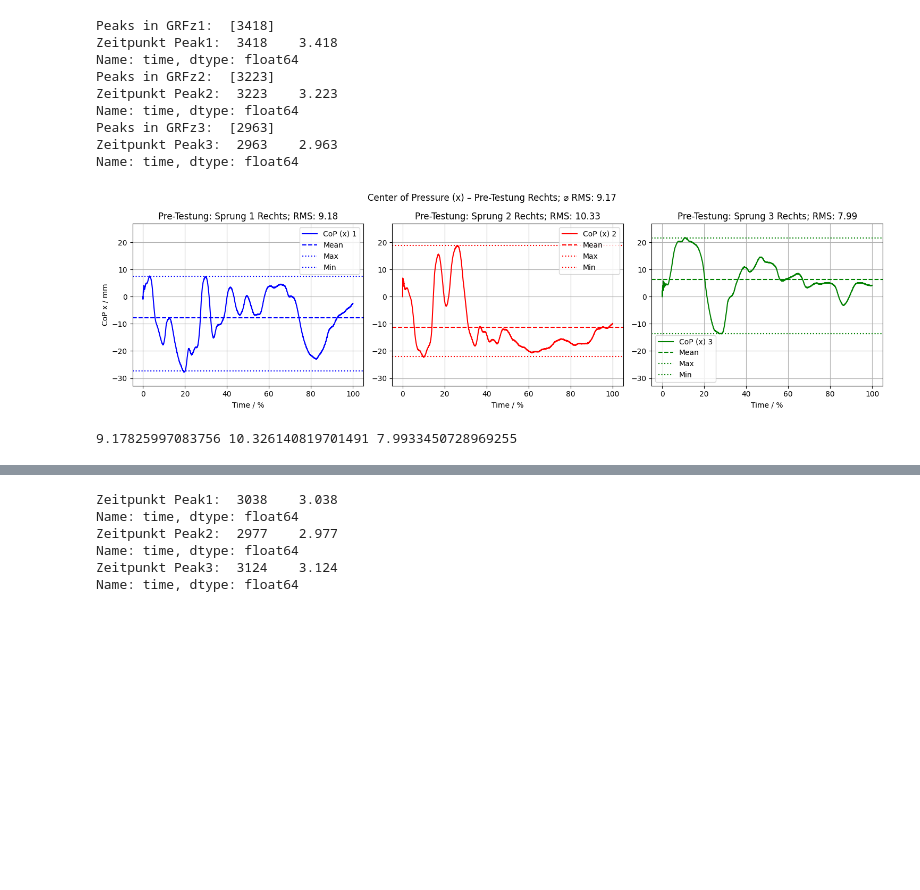
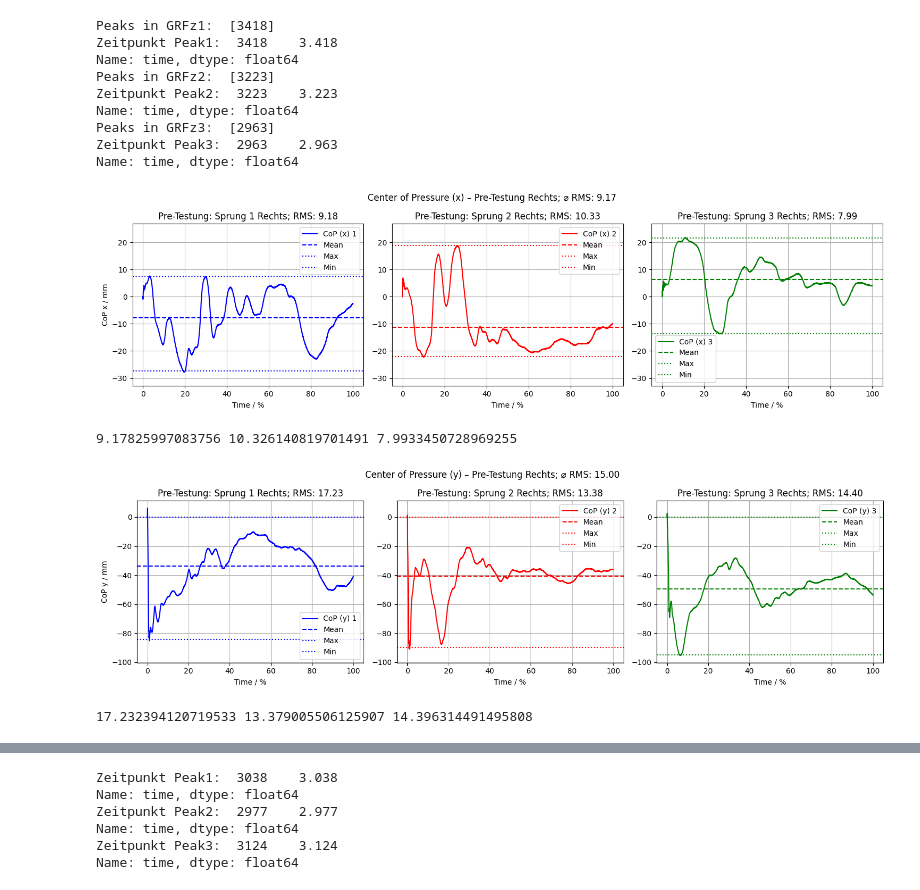
Before and after one commit to TillSchroeter/BewA_Stability, a Jupyter notebook: ForcePlate_Auswertung.ipynb, the cells around one changed output, grey strips where cells are left out. Drawn from its saved outputs; the diff is of its cells as text; code cells hidden in the pictures; blank space fills up the shorter version.

```diff
--- a/ForcePlate_Auswertung.ipynb
+++ b/ForcePlate_Auswertung.ipynb
@@ -157,33 +157,113 @@ plt.subplot(1, 3, 2)
 plt.plot(time2_norm, CoPx2_norm, color='red', label='CoP (x) 2')
 plt.axhline(y=copx2_mean, color='red', linestyle='--', label='Mean')
 plt.axhline(y=copx2_max, color='red', linestyle=':', label='Max')
 plt.axhline(y=copx2_min, color='red', linestyle=':', label='Min')
 plt.title('Pre-Testung: Sprung 2 Rechts; RMS: {:.2f}'.format(copx2_rms))
 plt.xlabel('Time / %')
 plt.ylim(ymin, ymax)
 plt.grid()
 plt.legend()
 
 # --- Subplot 3: CoPx3 ---
 plt.subplot(1, 3, 3)
 plt.plot(time3_norm, CoPx3_norm, color='green', label='CoP (x) 3')
 plt.axhline(y=copx3_mean, color='green', linestyle='--', label='Mean')
 plt.axhline(y=copx3_max, color='green', linestyle=':', label='Max')
 plt.axhline(y=copx3_min, color='green', linestyle=':', label='Min')
 plt.title('Pre-Testung: Sprung 3 Rechts; RMS: {:.2f}'.format(copx3_rms))
 plt.xlabel('Time / %')
 plt.ylim(ymin, ymax)
 plt.grid()
 plt.legend()
 
 plt.tight_layout()
 plt.suptitle('Center of Pressure (x) – Pre-Testung Rechts; ⌀ RMS: {:.2f}'.format(mean_rms), y=1.05)
 plt.show()
 
 print(copx1_rms, copx2_rms, copx3_rms)
+
+#Neuer Plot für CoPy
+# Normalisieren der CoP-Daten ab dem Landepeak auf 100%
+CoPy1_norm = CoPy1[peaks1[0]:] - CoPy1[peaks1[0]]
+CoPy2_norm = CoPy2[peaks2[0]:] - CoPy2[peaks2[0]]
+CoPy3_norm = CoPy3[peaks3[0]:] - CoPy3[peaks3[0]]
+# Normalisieren der Zeit ab dem Landepeak auf 100%
+time1_norm = time1[peaks1[0]:] - time1[peaks1[0]]
+time2_norm = time2[peaks2[0]:] - time2[peaks2[0]]
+time3_norm = time3[peaks3[0]:] - time3[peaks3[0]]
+# Normalisieren der Zeit auf 100%
+time1_norm = time1_norm / time1_norm.max() * 100
+time2_norm = time2_norm / time2_norm.max() * 100
+time3_norm = time3_norm / time3_norm.max() * 100
+# Resampling auf 100 Punkte
+copy1_100 = resample_to_100(time1_norm, CoPy1_norm)
+copy2_100 = resample_to_100(time2_norm, CoPy2_norm)
+copy3_100 = resample_to_100(time3_norm, CoPy3_norm)
+#Durchschnitt jeweils über die drei Proben bilden
+copy1_mean = np.mean(copy1_100)
+copy1_max = np.max(copy1_100)
+copy1_min = np.min(copy1_100)
+copy1_rms = np.sqrt(np.mean((copy1_100 - copy1_mean) ** 2))
+copy2_mean = np.mean(copy2_100)
+copy2_max = np.max(copy2_100)
+copy2_min = np.min(copy2_100)
+copy2_rms = np.sqrt(np.mean((copy2_100 - copy2_mean) ** 2))
+copy3_mean = np.mean(copy3_100)
+copy3_max = np.max(copy3_100)
+copy3_min = np.min(copy3_100)
+copy3_rms = np.sqrt(np.mean((copy3_100 - copy3_mean) ** 2))
+mean_rms = np.mean([copy1_rms, copy2_rms, copy3_rms])
+# Gemeinsames Y-Limit für alle Plots berechnen
+ymin = min(CoPy1_norm.min(), CoPy2_norm.min(), CoPy3_norm.min())
+ymax = max(CoPy1_norm.max(), CoPy2_norm.max(), CoPy3_norm.max())
+# Optional: etwas Rand hinzufügen
+padding = 5  # z. B. 5 mm
+ymin -= padding
+ymax += padding
+plt.figure(figsize=(15, 4))
+# --- Subplot 1: CoPy1 ---
+plt.subplot(1, 3, 1)
+plt.plot(time1_norm, CoPy1_norm, color='blue', label='CoP (y) 1')
+plt.axhline(y=copy1_mean, color='blue', linestyle='--', label='Mean')
+plt.axhline(y=copy1_max, color='blue', linestyle=':', label='Max')
+plt.axhline(y=copy1_min, color='blue', linestyle=':', label='Min')
+plt.title('Pre-Testung: Sprung 1 Rechts; RMS: {:.2f}'.format(copy1_rms))
+plt.xlabel('Time / %')
+plt.ylabel('CoP y / mm')
+plt.ylim(ymin, ymax)
+plt.grid()
+plt.legend()
+# --- Subplot 2: CoPy2 ---
+plt.subplot(1, 3, 2)
+plt.plot(time2_norm, CoPy2_norm, color='red', label='CoP (y) 2')
+plt.axhline(y=copy2_mean, color='red', linestyle='--', label='Mean')
+plt.axhline(y=copy2_max, color='red', linestyle=':', label='Max')
+plt.axhline(y=copy2_min, color='red', linestyle=':', label='Min')
+plt.title('Pre-Testung: Sprung 2 Rechts; RMS: {:.2f}'.format(copy2_rms))
+plt.xlabel('Time / %')
+plt.ylim(ymin, ymax)
+plt.grid()
+plt.legend()
+# --- Subplot 3: CoPy3 ---
+plt.subplot(1, 3, 3)
+plt.plot(time3_norm, CoPy3_norm, color='green', label='CoP (y) 3')
+plt.axhline(y=copy3_mean, color='green', linestyle='--', label='Mean')
+plt.axhline(y=copy3_max, color='green', linestyle=':', label='Max')
+plt.axhline(y=copy3_min, color='green', linestyle=':', label='Min')
+plt.title('Pre-Testung: Sprung 3 Rechts; RMS: {:.2f}'.format(copy3_rms))
+plt.xlabel('Time / %')
+plt.ylim(ymin, ymax)
+plt.grid()
+plt.legend()
+plt.tight_layout()
+plt.suptitle('Center of Pressure (y) – Pre-Testung Rechts; ⌀ RMS: {:.2f}'.format(mean_rms), y=1.05)
+plt.show()
+print(copy1_rms, copy2_rms, copy3_rms)
 # %% [output]
 [figure]
 9.17825997083756 10.326140819701491 7.9933450728969255
+[figure, added]
+17.232394120719533 13.379005506125907 14.396314491495808
 # %%
 # CSVs für links einlesen
 PreLi1 = pd.read_csv("C_Daten_Schröter_Till/2025-04-11-11-07_Pre_C_Li_1.csv", delimiter=';', encoding='utf-8', decimal=',', skiprows=3)
```
Also changed, not shown: parts of 5 cells of this notebook, 57 other files.
